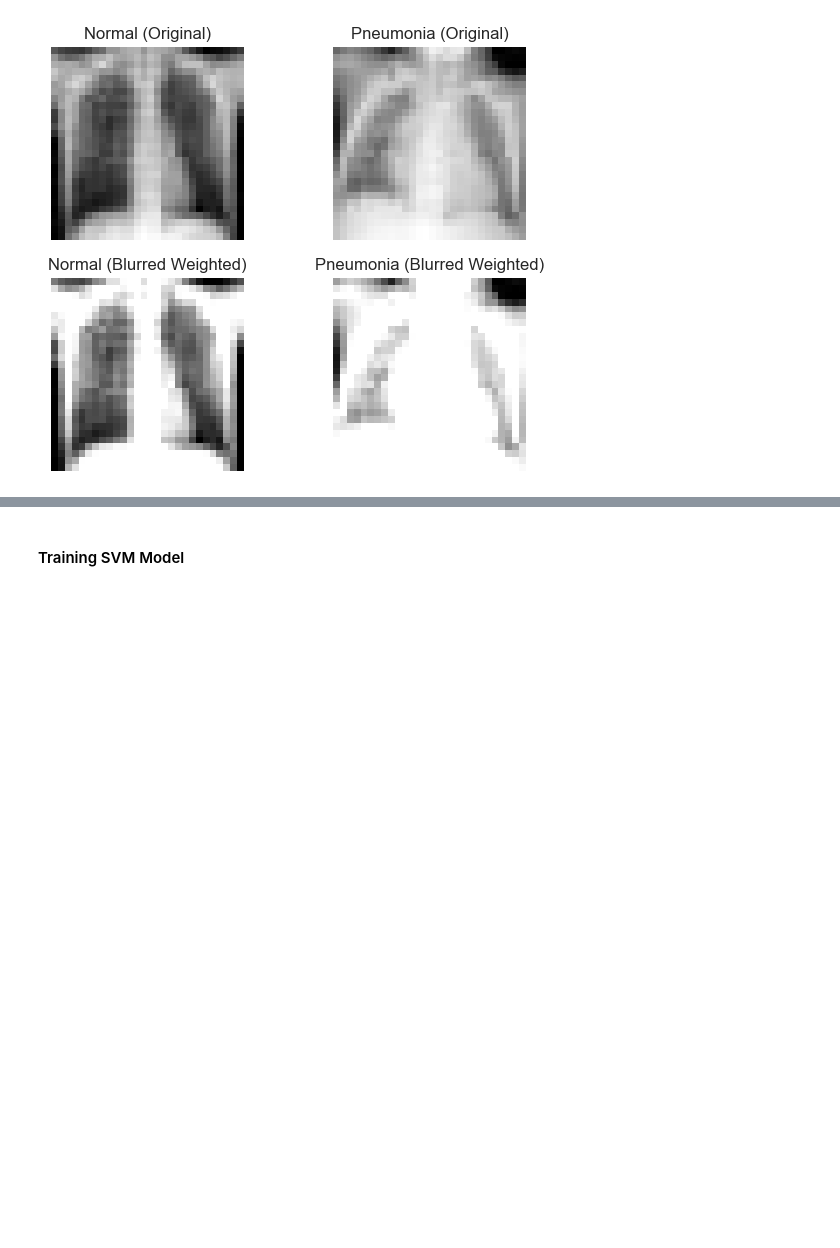
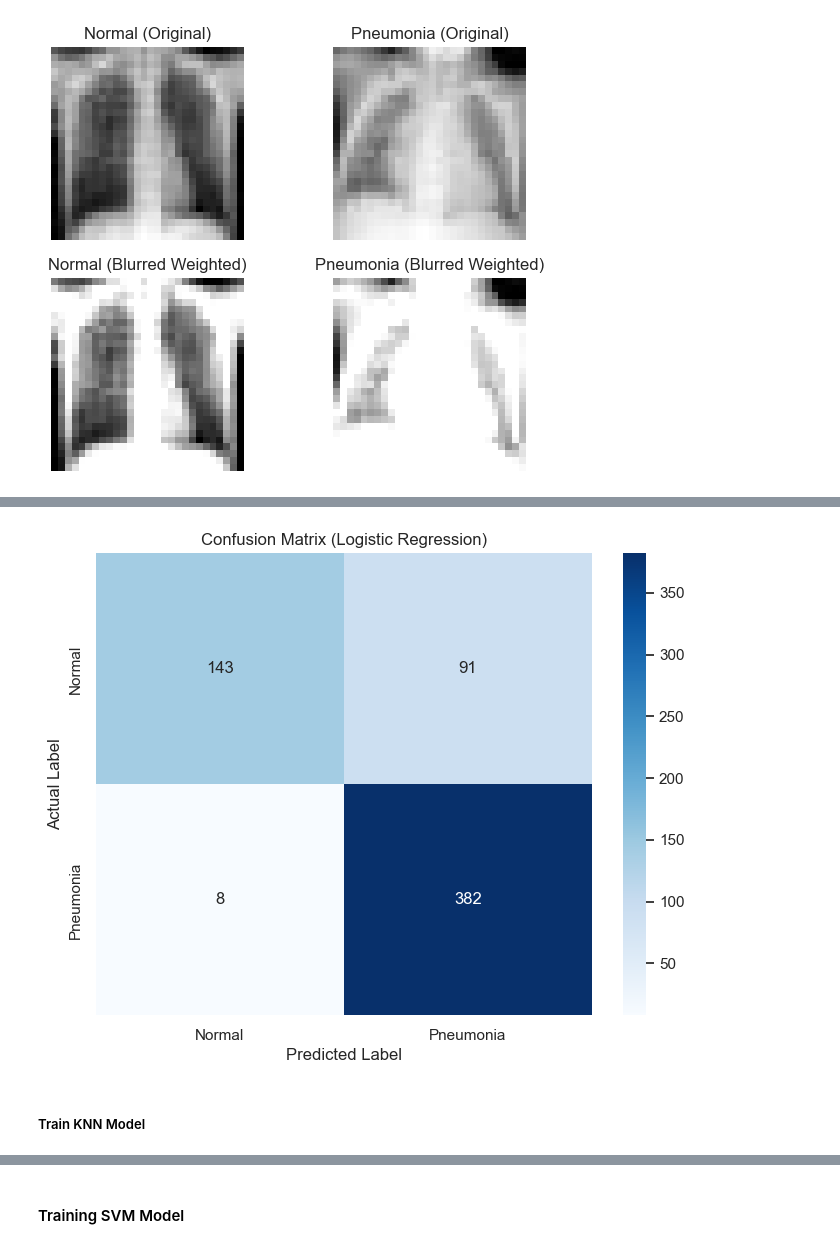
Before and after one commit to CIRCIRCIRCLE/ASML_23_24_SN23202440, a Jupyter notebook: A -binary classification/PneumoniaMNIST.ipynb, the cells around one changed output, grey strips where cells are left out. Saved outputs shown, nothing was run; the diff lists cells and outputs as text; code cells hidden in the pictures; blank space fills up the shorter version.

```diff
--- a/A -binary classification/PneumoniaMNIST.ipynb
+++ b/A -binary classification/PneumoniaMNIST.ipynb
@@ -193,0 +201,24 @@ plt.show()
+# %%
+def logistic_regression_classification(x_train, y_train, x_test, y_test):
+
+
+    x_train = x_train.reshape(x_train.shape[0], -1)
+    x_test = x_test.reshape(x_test.shape[0], -1)
+
+    logistic_reg_classifier = LogisticRegression()
+    logistic_reg_classifier.fit(x_train, y_train)
+    predictions = logistic_reg_classifier.predict(x_test)
+
+
+    accuracy = accuracy_score(y_test, predictions)
+    classification_rep = classification_report(y_test, predictions)
+    confusion_mat = confusion_matrix(y_test, predictions)
+
+    # Display results
+    print(f'Accuracy: {accuracy * 100:.2f}%')
+    print('\nClassification Report:\n', classification_rep)
+    print('\nConfusion Matrix:\n', confusion_mat)
+
+    return accuracy, classification_rep, confusion_mat
+# %%
+accuracy, classification_rep, confusion_mat_log = logistic_regression_classification(x_train1, y_train, x_test1, y_test)
@@ -193,0 +249,11 @@ plt.show()
+# %%
+plt.figure(figsize=(8, 6))
+sns.heatmap(confusion_mat_log, annot=True, fmt="d", cmap="Blues", xticklabels=class_names, yticklabels=class_names)
+plt.xlabel("Predicted Label")
+plt.ylabel("Actual Label")
+plt.title("Confusion Matrix (Logistic Regression)")
+plt.show()
+# %% [output]
+[figure, added]
+# %% [markdown]
+##### Train KNN Model
```
Also changed, not shown: parts of 15 cells of this notebook, 6 other files.
